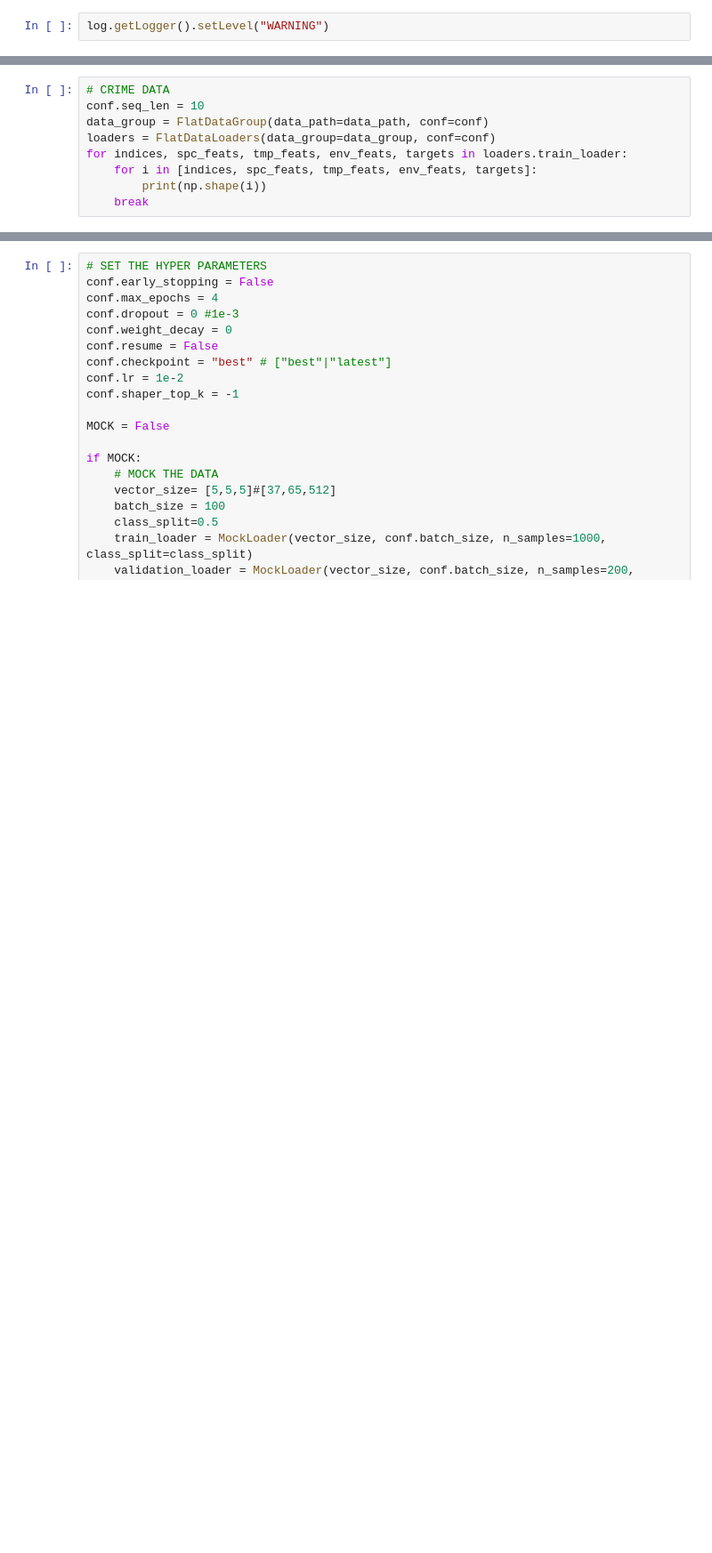
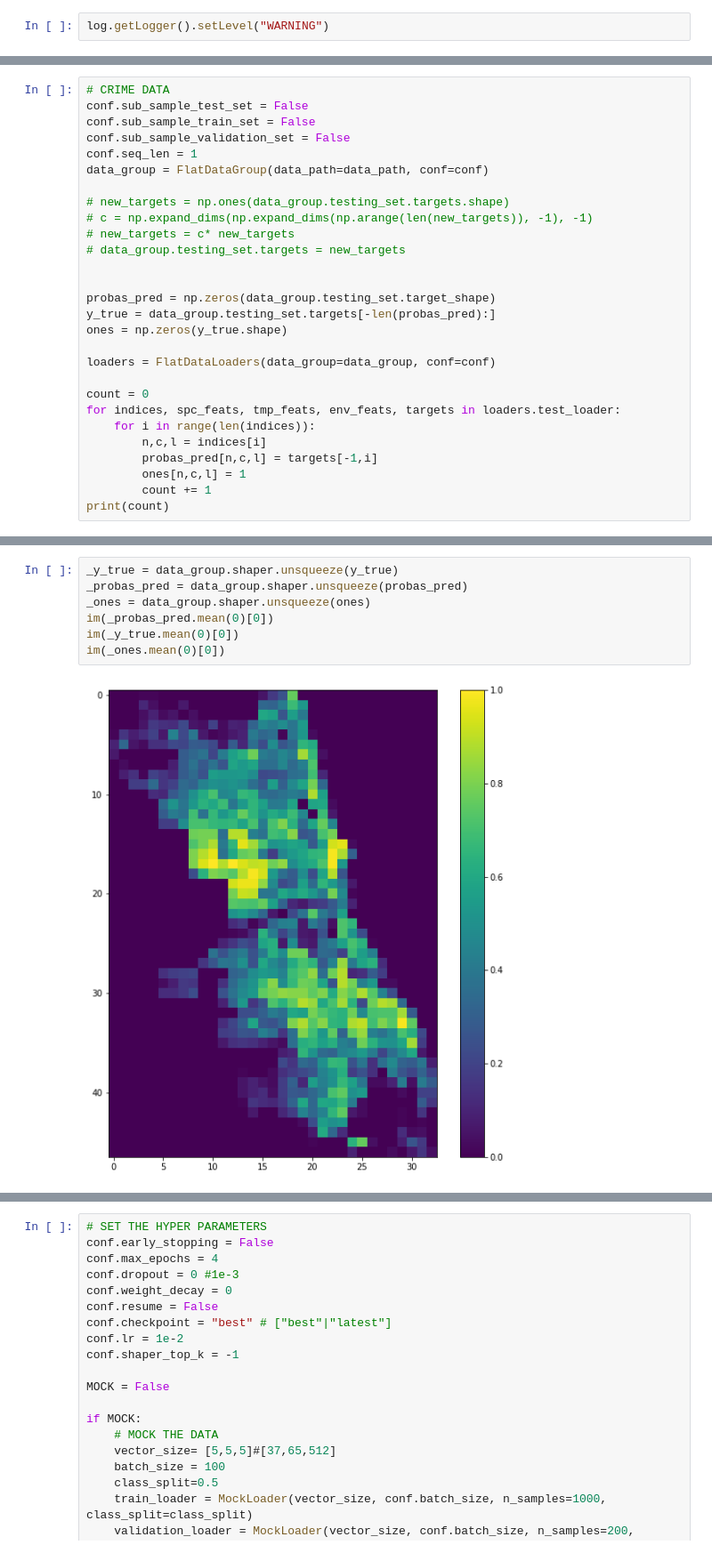
Before and after one commit to bernsblack/masters, a Jupyter notebook: run_kang_fnn_model.ipynb, the cells around one changed output, grey strips where cells are left out. Shown: that part at 89% size. Saved outputs shown, nothing was run; the diff lists cells and outputs as text; blank space fills up the shorter version.

Commit message:
Fix: indexing from flat batch loader now lines up

```diff
--- a/run_kang_fnn_model.ipynb
+++ b/run_kang_fnn_model.ipynb
@@ -438,9 +121,0 @@ def train_epoch_for_fnn(model, optimiser, batch_loader, loss_fn, total_losses, c
-# %%
-# CRIME DATA
-conf.seq_len = 10
-data_group = FlatDataGroup(data_path=data_path, conf=conf)
-loaders = FlatDataLoaders(data_group=data_group, conf=conf)
-for indices, spc_feats, tmp_feats, env_feats, targets in loaders.train_loader:
-    for i in [indices, spc_feats, tmp_feats, env_feats, targets]:
-        print(np.shape(i))
-    break
@@ -464,0 +122,28 @@ for indices, spc_feats, tmp_feats, env_feats, targets in loaders.train_loader:
+# %%
+# CRIME DATA
+conf.sub_sample_test_set = False
+conf.sub_sample_train_set = False
+conf.sub_sample_validation_set = False
+conf.seq_len = 1
+data_group = FlatDataGroup(data_path=data_path, conf=conf)
+
+# new_targets = np.ones(data_group.testing_set.targets.shape)
+# c = np.expand_dims(np.expand_dims(np.arange(len(new_targets)), -1), -1)
+# new_targets = c* new_targets
+# data_group.testing_set.targets = new_targets
+
+
+probas_pred = np.zeros(data_group.testing_set.target_shape)
+y_true = data_group.testing_set.targets[-len(probas_pred):]
+ones = np.zeros(y_true.shape)
+
+loaders = FlatDataLoaders(data_group=data_group, conf=conf)
+
+count = 0
+for indices, spc_feats, tmp_feats, env_feats, targets in loaders.test_loader:
+    for i in range(len(indices)):
+        n,c,l = indices[i]
+        probas_pred[n,c,l] = targets[-1,i]
+        ones[n,c,l] = 1
+        count += 1
+print(count)
@@ -464,0 +175,9 @@ for indices, spc_feats, tmp_feats, env_feats, targets in loaders.train_loader:
+# %%
+_y_true = data_group.shaper.unsqueeze(y_true)
+_probas_pred = data_group.shaper.unsqueeze(probas_pred)
+_ones = data_group.shaper.unsqueeze(ones)
+im(_probas_pred.mean(0)[0])
+im(_y_true.mean(0)[0])
+im(_ones.mean(0)[0])
+# %% [output]
+[figure, added]
```
Also changed, not shown: parts of 16 cells of this notebook, 6 other files.
